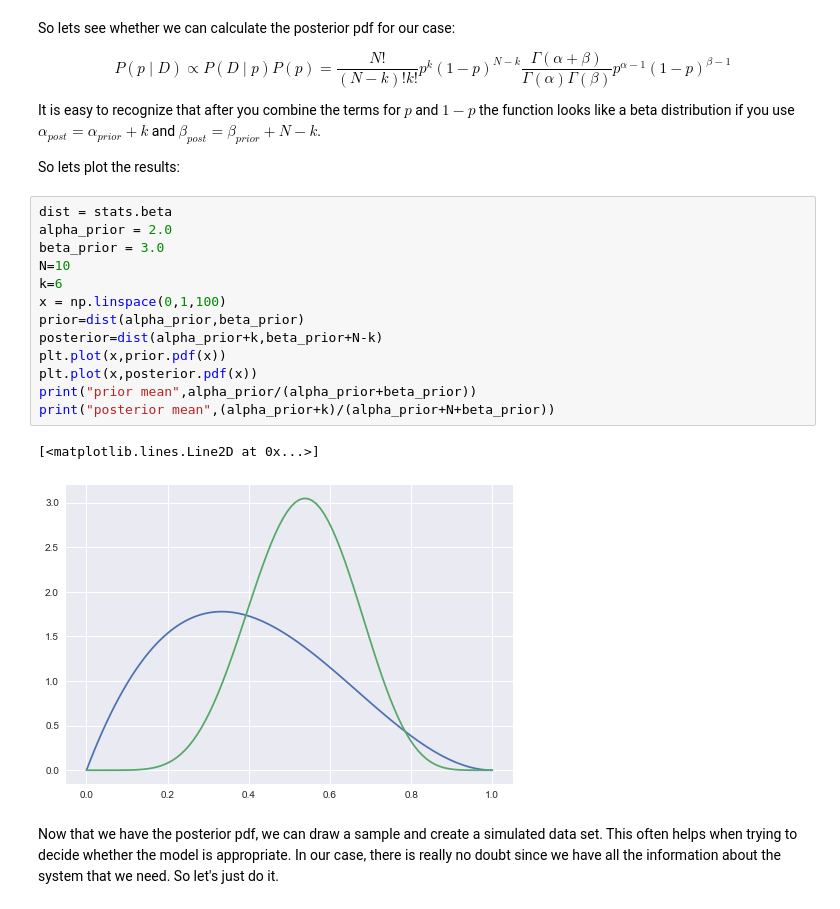
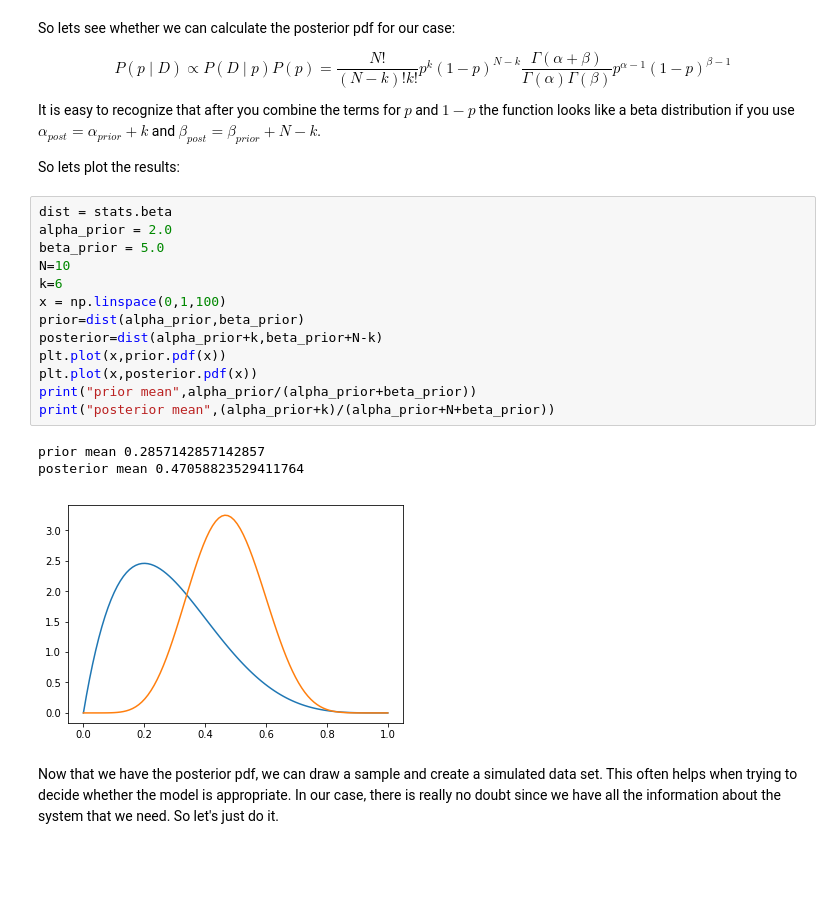
Before and after one commit to hstrey/BME-502-2019, a Jupyter notebook: The basics.ipynb, the cells around one changed output. Saved outputs shown, nothing was run; the diff lists cells and outputs as text; blank space fills up the shorter version.

```diff
--- a/The basics.ipynb
+++ b/The basics.ipynb
@@ -90,19 +90,20 @@ So lets plot the results:
 # %%
 dist = stats.beta
 alpha_prior = 2.0
-beta_prior = 3.0
+beta_prior = 5.0
 N=10
 k=6
 x = np.linspace(0,1,100)
 prior=dist(alpha_prior,beta_prior)
 posterior=dist(alpha_prior+k,beta_prior+N-k)
 plt.plot(x,prior.pdf(x))
 plt.plot(x,posterior.pdf(x))
 print("prior mean",alpha_prior/(alpha_prior+beta_prior))
 print("posterior mean",(alpha_prior+k)/(alpha_prior+N+beta_prior))
 # %% [output]
-[<matplotlib.lines.Line2D at 0x...>]
+prior mean 0.2857142857142857
+posterior mean 0.47058823529411764
-[figure, old version]
+[figure, new version]
 # %% [markdown]
 Now that we have the posterior pdf, we can draw a sample and create a simulated data set.  This often helps when trying to decide whether the model is appropriate.  In our case, there is really no doubt since we have all the information about the system that we need.  So let's just do it.
 # %%
```
Also changed, not shown: parts of 4 cells of this notebook.
